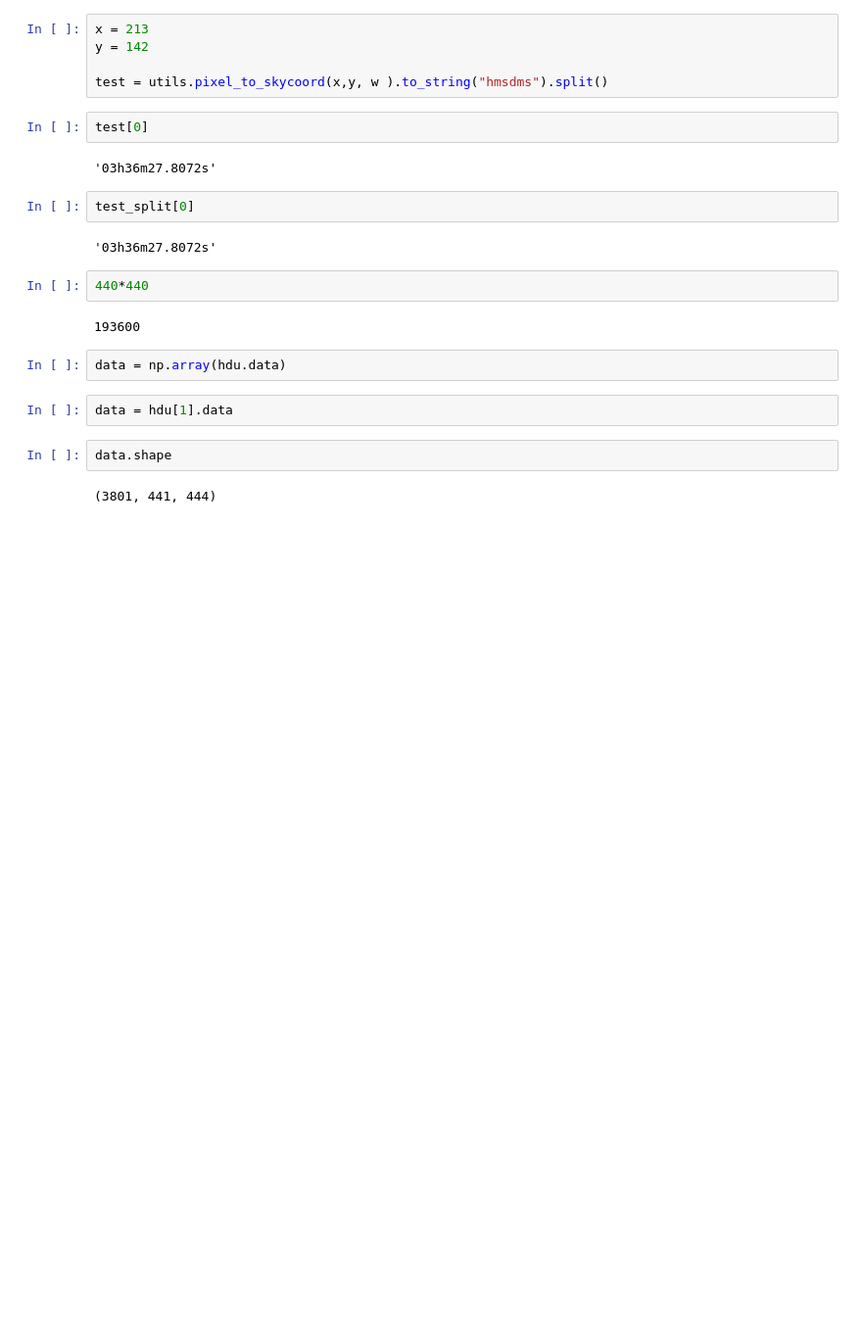
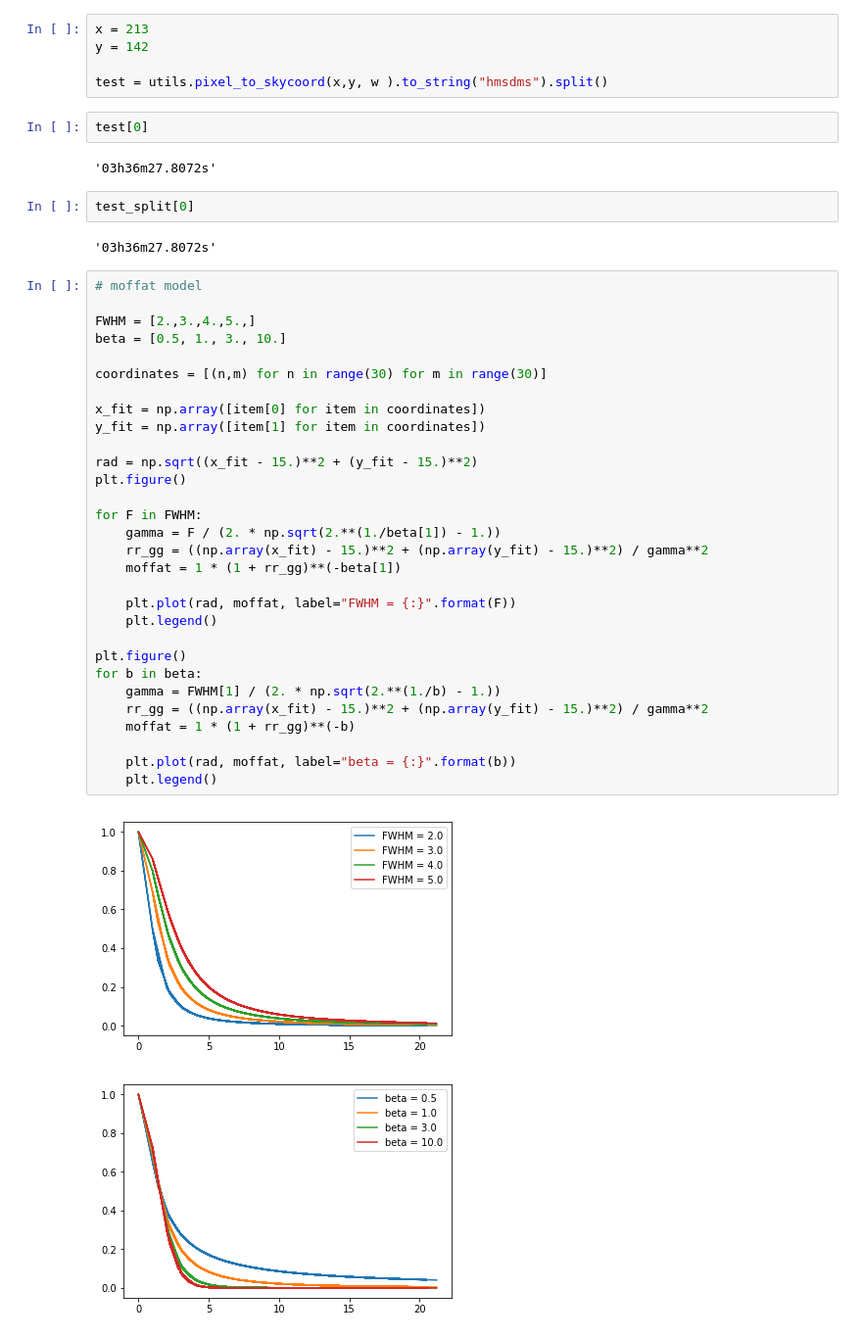
Before and after one commit to tspriggs/MUSE_PNe_fitting, a Jupyter notebook: Untitled.ipynb, the cells around one changed output. Shown: that part at 98% size. Drawn from its saved outputs; the diff is of its cells as text; blank space fills up the shorter version.

```diff
--- a/Untitled.ipynb
+++ b/Untitled.ipynb
@@ -72,15 +54,36 @@ test[0]
 test_split[0]
 # %% [output]
 '03h36m27.8072s'
-# %%
-440*440
-# %% [output]
-193600
-# %%
-data = np.array(hdu.data)
-# %%
-data = hdu[1].data
-# %%
-data.shape
-# %% [output]
-(3801, 441, 444)
+# %%
+# moffat model
+
+FWHM = [2.,3.,4.,5.,]
+beta = [0.5, 1., 3., 10.]
+
+coordinates = [(n,m) for n in range(30) for m in range(30)]
+
+x_fit = np.array([item[0] for item in coordinates])
+y_fit = np.array([item[1] for item in coordinates])
+
+rad = np.sqrt((x_fit - 15.)**2 + (y_fit - 15.)**2)
+plt.figure()
+
+for F in FWHM:
+    gamma = F / (2. * np.sqrt(2.**(1./beta[1]) - 1.))
+    rr_gg = ((np.array(x_fit) - 15.)**2 + (np.array(y_fit) - 15.)**2) / gamma**2
+    moffat = 1 * (1 + rr_gg)**(-beta[1])
+
+    plt.plot(rad, moffat, label="FWHM = {:}".format(F))
+    plt.legend()
+
+plt.figure()
+for b in beta:
+    gamma = FWHM[1] / (2. * np.sqrt(2.**(1./b) - 1.))
+    rr_gg = ((np.array(x_fit) - 15.)**2 + (np.array(y_fit) - 15.)**2) / gamma**2
+    moffat = 1 * (1 + rr_gg)**(-b)
+
+    plt.plot(rad, moffat, label="beta = {:}".format(b))
+    plt.legend()
+# %% [output]
+[figure, added]
+[figure, added]
```
Also changed, not shown: parts of 1 cell of this notebook, 3 other files.
